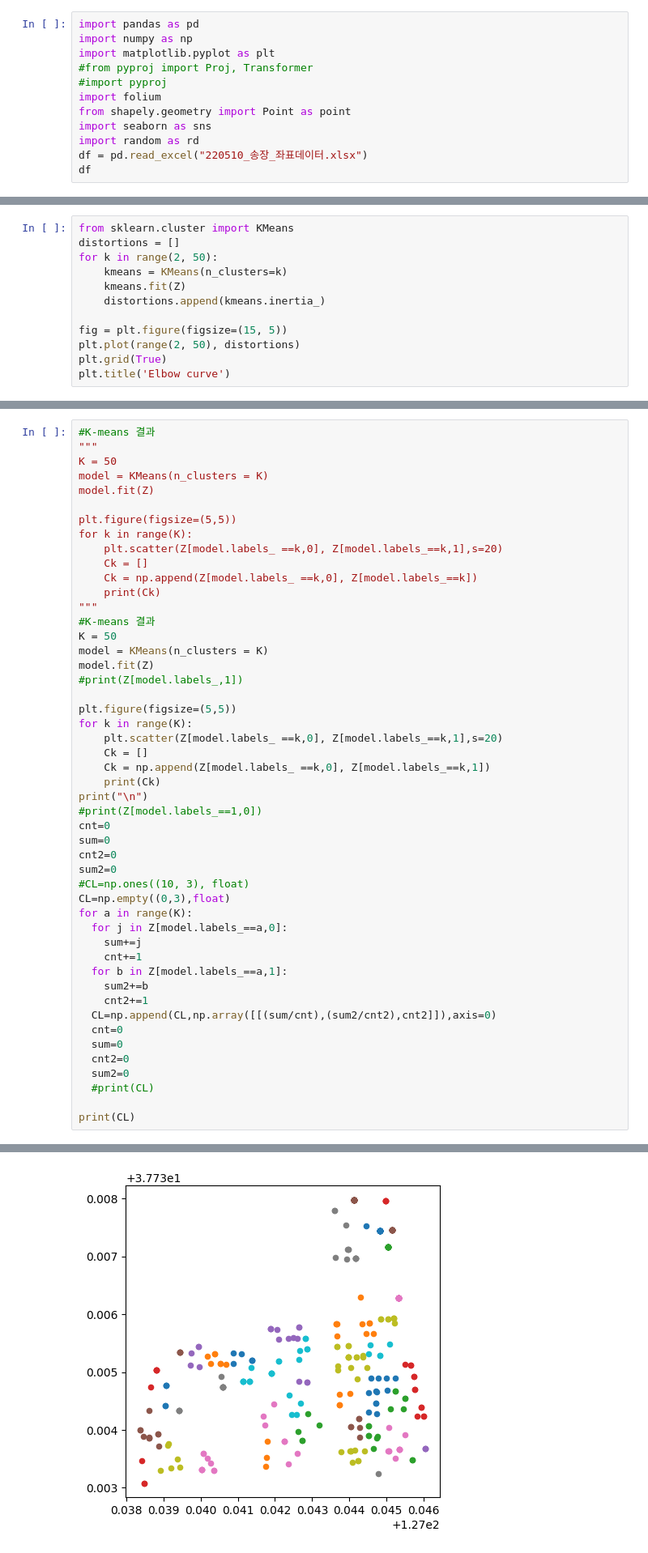
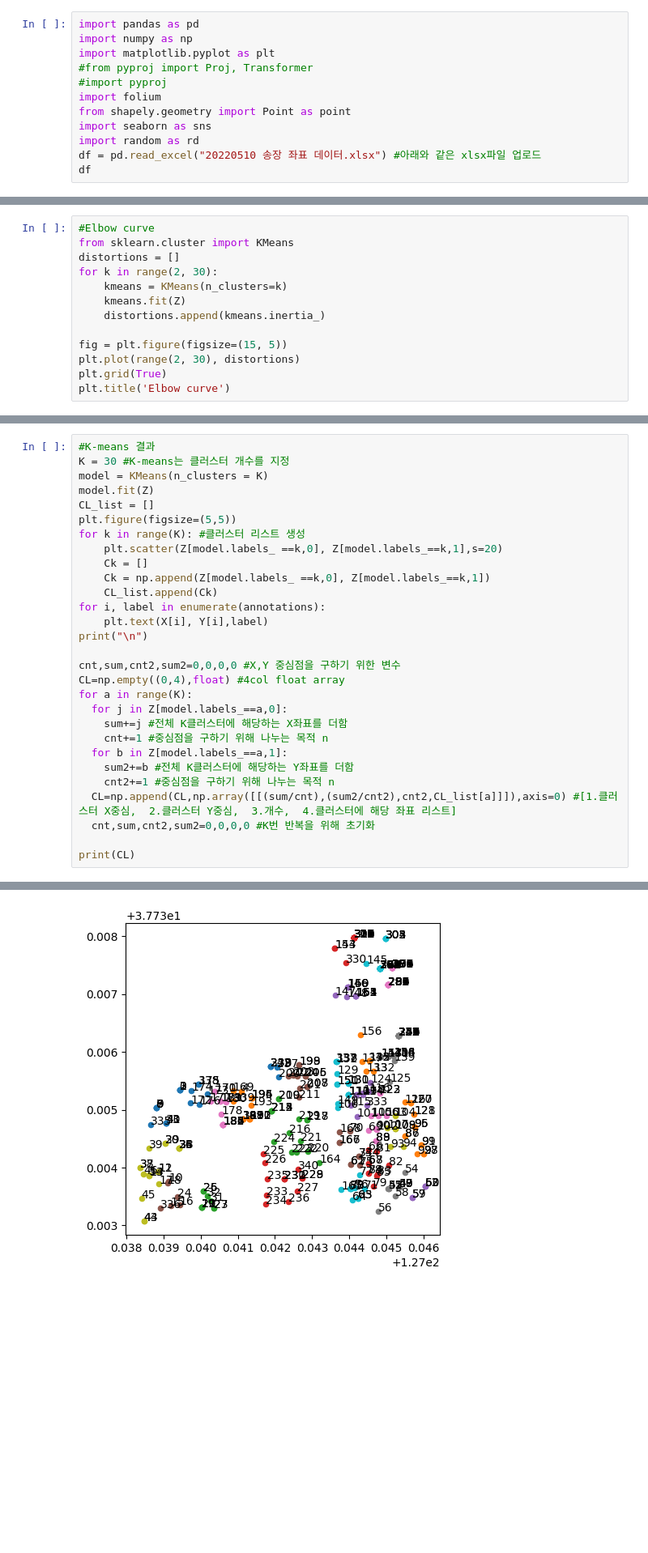
Before and after one commit to CSID-DGU/2023-1-SCS4031--, a Jupyter notebook: 2.알고리즘/Clustering_Part1.ipynb, the cells around one changed output, grey strips where cells are left out. Shown: that part at 81% size. Cells and saved outputs as stored; diff of their text form; blank space fills up the shorter version.

```diff
--- a/2.알고리즘/Clustering_Part1.ipynb
+++ b/2.알고리즘/Clustering_Part1.ipynb
@@ -8,7 +8,7 @@ import folium
 from shapely.geometry import Point as point
 import seaborn as sns
 import random as rd
-df = pd.read_excel("220510_송장_좌표데이터.xlsx")
+df = pd.read_excel("20220510 송장 좌표 데이터.xlsx") #아래와 같은 xlsx파일 업로드
 df
 # %% [output]
 |  | Unnamed: 0 | 위도 | 경도 |
@@ -62,13 +89,14 @@ plt.show()
 # %%
+#Elbow curve
 from sklearn.cluster import KMeans
 distortions = []
-for k in range(2, 50):
+for k in range(2, 30):
     kmeans = KMeans(n_clusters=k)
     kmeans.fit(Z)
     distortions.append(kmeans.inertia_)
 
 fig = plt.figure(figsize=(15, 5))
-plt.plot(range(2, 50), distortions)
+plt.plot(range(2, 30), distortions)
 plt.grid(True)
 plt.title('Elbow curve')
 # %% [output]
@@ -77,50 +105,30 @@ Text(0.5, 1.0, 'Elbow curve')
 # %%
 #K-means 결과
-"""
-K = 50
+K = 30 #K-means는 클러스터 개수를 지정
 model = KMeans(n_clusters = K)
 model.fit(Z)
-
+CL_list = []
 plt.figure(figsize=(5,5))
-for k in range(K):
-    plt.scatter(Z[model.labels_ ==k,0], Z[model.labels_==k,1],s=20)
-    Ck = []
-    Ck = np.append(Z[model.labels_ ==k,0], Z[model.labels_==k])
-    print(Ck)
-"""
-#K-means 결과
-K = 50
-model = KMeans(n_clusters = K)
-model.fit(Z)
-#print(Z[model.labels_,1])
-
-plt.figure(figsize=(5,5))
-for k in range(K):
+for k in range(K): #클러스터 리스트 생성
     plt.scatter(Z[model.labels_ ==k,0], Z[model.labels_==k,1],s=20)
     Ck = []
     Ck = np.append(Z[model.labels_ ==k,0], Z[model.labels_==k,1])
-    print(Ck)
+    CL_list.append(Ck)
+for i, label in enumerate(annotations):
+    plt.text(X[i], Y[i],label)
 print("\n")
-#print(Z[model.labels_==1,0])
-cnt=0
-sum=0
-cnt2=0
-sum2=0
-#CL=np.ones((10, 3), float)
-CL=np.empty((0,3),float)
+
+cnt,sum,cnt2,sum2=0,0,0,0 #X,Y 중심점을 구하기 위한 변수
+CL=np.empty((0,4),float) #4col float array
 for a in range(K):
   for j in Z[model.labels_==a,0]:
-    sum+=j
-    cnt+=1
+    sum+=j #전체 K클러스터에 해당하는 X좌표를 더함
+    cnt+=1 #중심점을 구하기 위해 나누는 목적 n
   for b in Z[model.labels_==a,1]:
-    sum2+=b
-    cnt2+=1
-  CL=np.append(CL,np.array([[(sum/cnt),(sum2/cnt2),cnt2]]),axis=0)
-  cnt=0
-  sum=0
-  cnt2=0
-  sum2=0
-  #print(CL)
+    sum2+=b #전체 K클러스터에 해당하는 Y좌표를 더함
+    cnt2+=1 #중심점을 구하기 위해 나누는 목적 n
+  CL=np.append(CL,np.array([[(sum/cnt),(sum2/cnt2),cnt2,CL_list[a]]]),axis=0) #[1.클러스터 X중심,  2.클러스터 Y중심,  3.개수,  4.클러스터에 해당 좌표 리스트]
+  cnt,sum,cnt2,sum2=0,0,0,0 #K번 반복을 위해 초기화
 
 print(CL)
 # %% [output]
@@ -144 +152 @@ print(CL)
-[figure, old version]
+[figure, new version]
```
Also changed, not shown: parts of 17 cells of this notebook.
